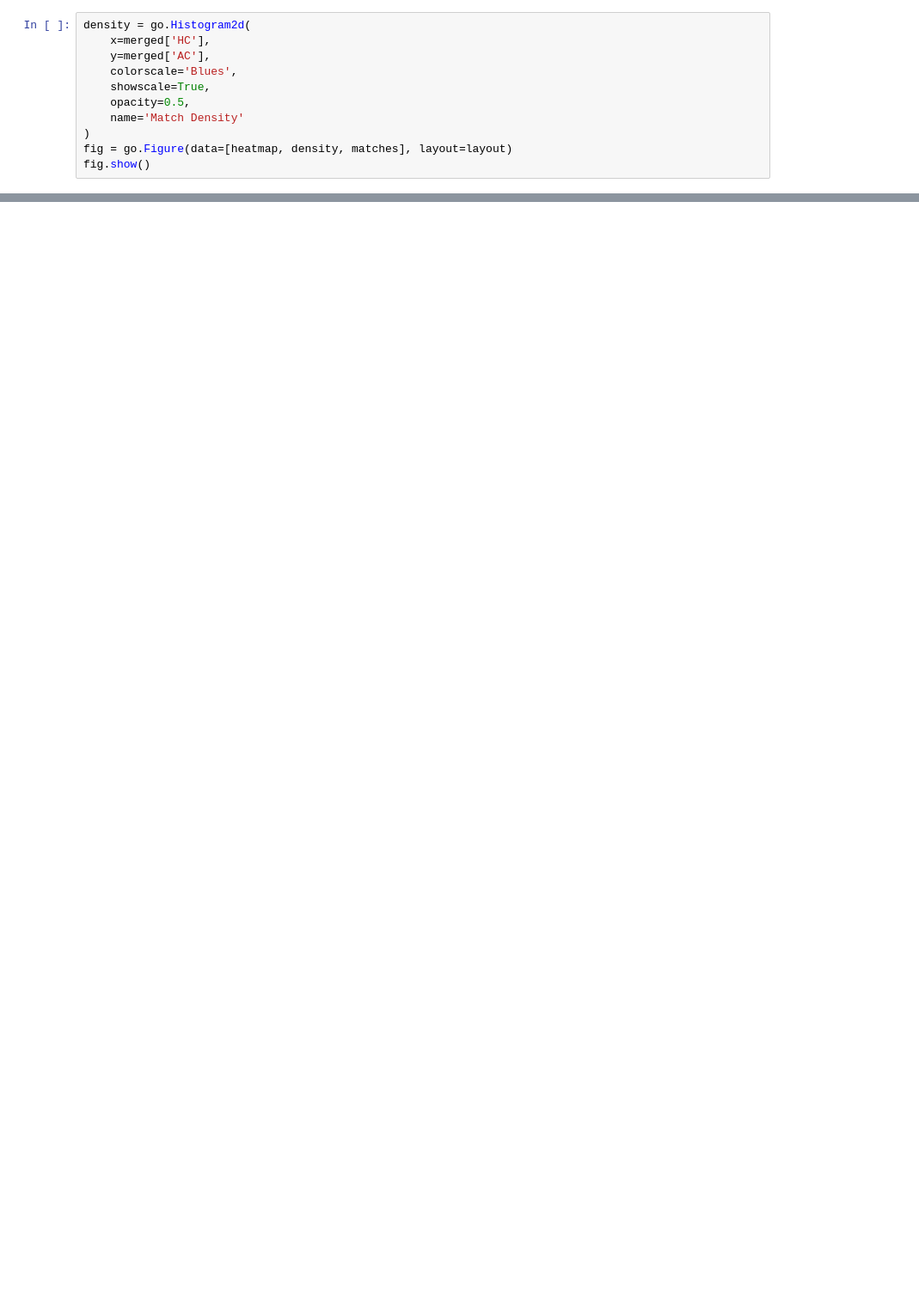
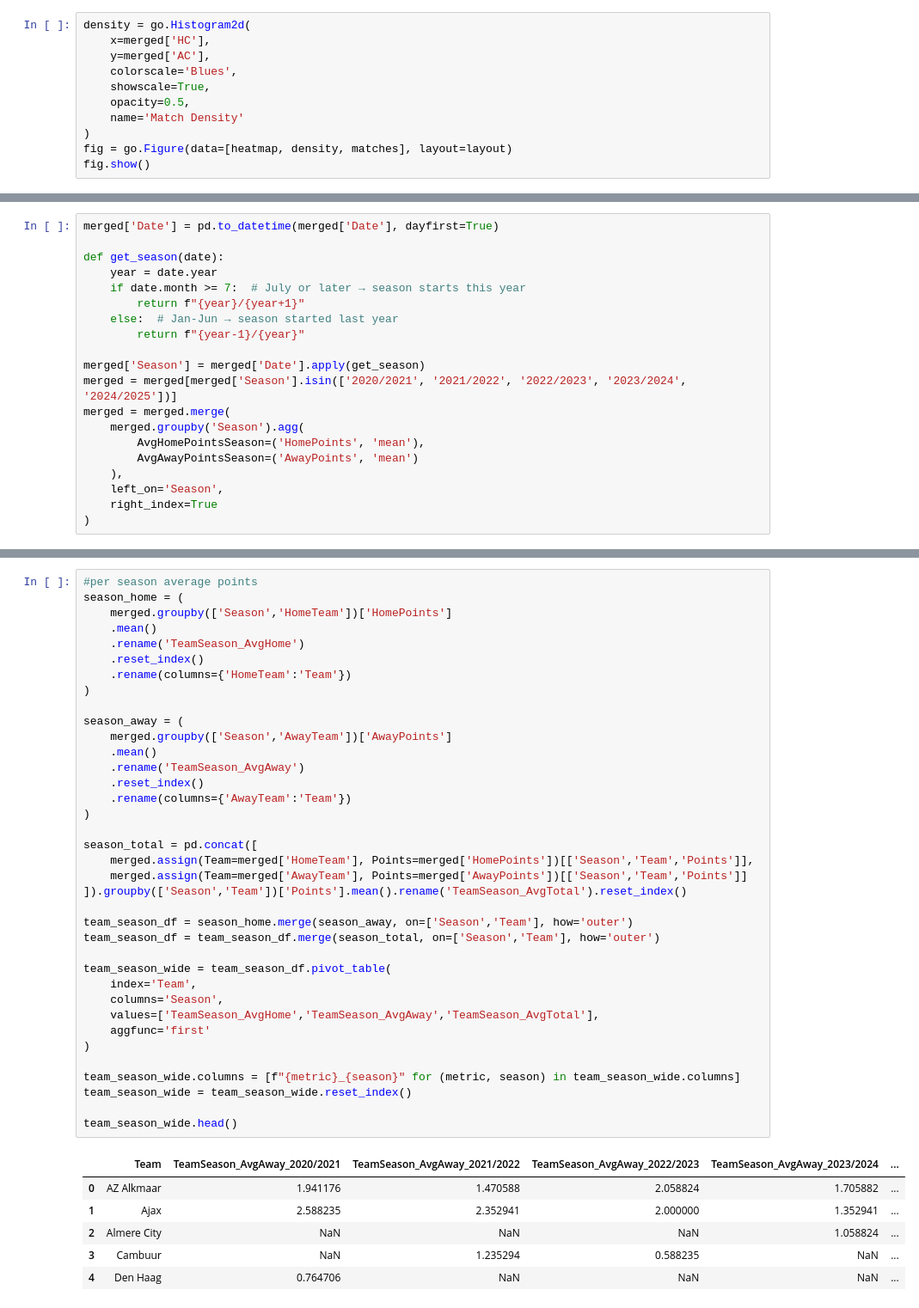
Before and after one commit to SimonteBiesebeek/FinalProject, a Jupyter notebook: JupyterFinalProject.ipynb, the cells around one changed output, grey strips where cells are left out. Shown at 86% size. Saved outputs shown, nothing was run; the diff lists cells and outputs as text; blank space fills up the shorter version.

```diff
--- a/JupyterFinalProject.ipynb
+++ b/JupyterFinalProject.ipynb
@@ -1187,0 +1233,20 @@ fig.show()
+# %%
+merged['Date'] = pd.to_datetime(merged['Date'], dayfirst=True)
+
+def get_season(date):
+    year = date.year
+    if date.month >= 7:  # July or later → season starts this year
+        return f"{year}/{year+1}"
+    else:  # Jan-Jun → season started last year
+        return f"{year-1}/{year}"
+
+merged['Season'] = merged['Date'].apply(get_season)
+merged = merged[merged['Season'].isin(['2020/2021', '2021/2022', '2022/2023', '2023/2024', '2024/2025'])]
+merged = merged.merge(
+    merged.groupby('Season').agg(
+        AvgHomePointsSeason=('HomePoints', 'mean'),
+        AvgAwayPointsSeason=('AwayPoints', 'mean')
+    ),
+    left_on='Season',
+    right_index=True
+)
@@ -1187,0 +1287,44 @@ fig.show()
+# %%
+#per season average points
+season_home = (
+    merged.groupby(['Season','HomeTeam'])['HomePoints']
+    .mean()
+    .rename('TeamSeason_AvgHome')
+    .reset_index()
+    .rename(columns={'HomeTeam':'Team'})
+)
+
+season_away = (
+    merged.groupby(['Season','AwayTeam'])['AwayPoints']
+    .mean()
+    .rename('TeamSeason_AvgAway')
+    .reset_index()
+    .rename(columns={'AwayTeam':'Team'})
+)
+
+season_total = pd.concat([
+    merged.assign(Team=merged['HomeTeam'], Points=merged['HomePoints'])[['Season','Team','Points']],
+    merged.assign(Team=merged['AwayTeam'], Points=merged['AwayPoints'])[['Season','Team','Points']]
+]).groupby(['Season','Team'])['Points'].mean().rename('TeamSeason_AvgTotal').reset_index()
+
+team_season_df = season_home.merge(season_away, on=['Season','Team'], how='outer')
+team_season_df = team_season_df.merge(season_total, on=['Season','Team'], how='outer')
+
+team_season_wide = team_season_df.pivot_table(
+    index='Team',
+    columns='Season',
+    values=['TeamSeason_AvgHome','TeamSeason_AvgAway','TeamSeason_AvgTotal'],
+    aggfunc='first'
+)
+
+team_season_wide.columns = [f"{metric}_{season}" for (metric, season) in team_season_wide.columns]
+team_season_wide = team_season_wide.reset_index()
+
+team_season_wide.head()
+# %% [output]
+|  | Team | TeamSeason_AvgAway_2020/2021 | TeamSeason_AvgAway_2021/2022 | TeamSeason_AvgAway_2022/2023 | TeamSeason_AvgAway_2023/2024 | ... |
+| 0 | AZ Alkmaar | 1.941176 | 1.470588 | 2.058824 | 1.705882 | ... |
+| 1 | Ajax | 2.588235 | 2.352941 | 2.000000 | 1.352941 | ... |
+| 2 | Almere City | NaN | NaN | NaN | 1.058824 | ... |
+| 3 | Cambuur | NaN | 1.235294 | 0.588235 | NaN | ... |
+| 4 | Den Haag | 0.764706 | NaN | NaN | NaN | ... |
```
Also changed, not shown: parts of 28 cells of this notebook, 1 other file.
